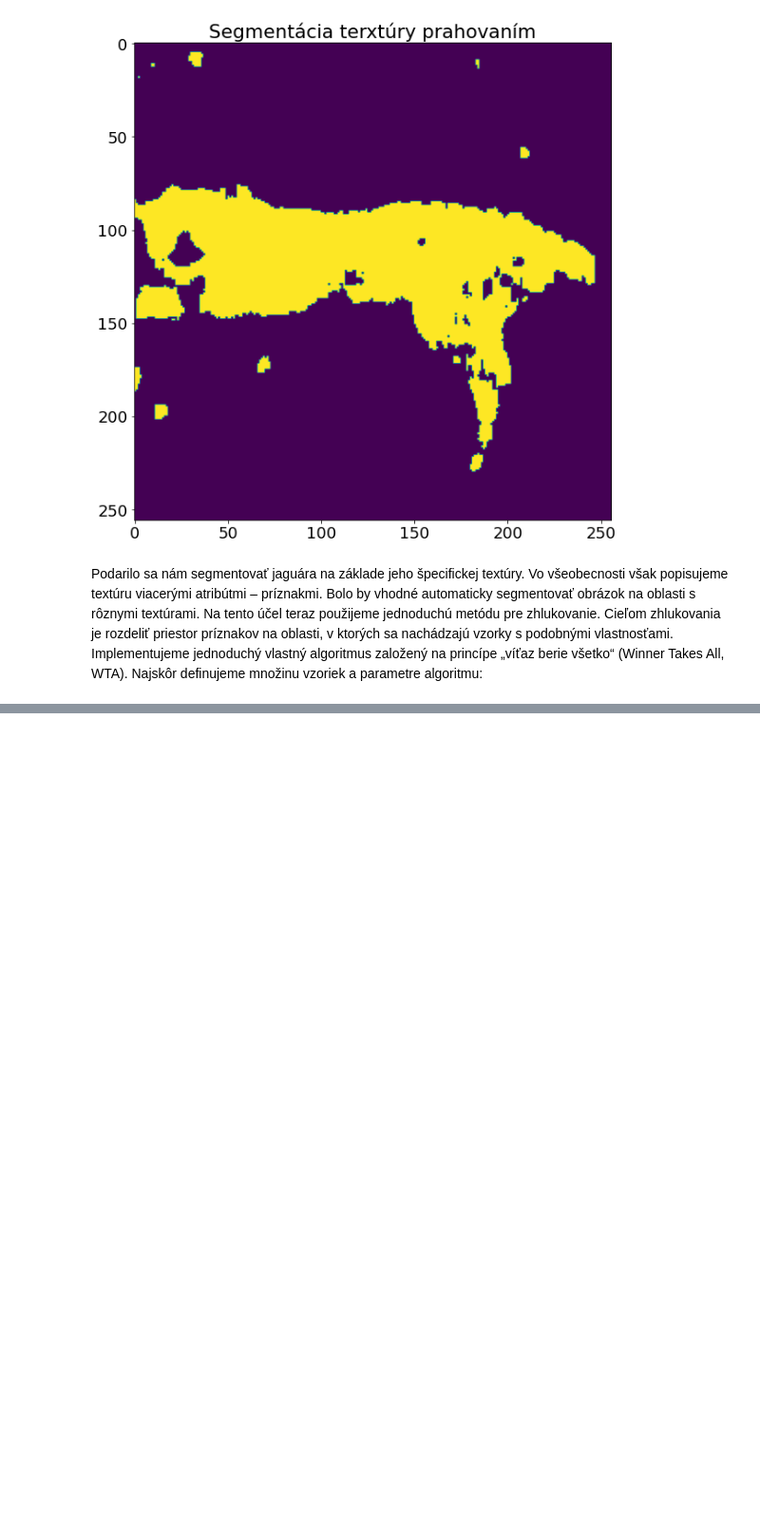
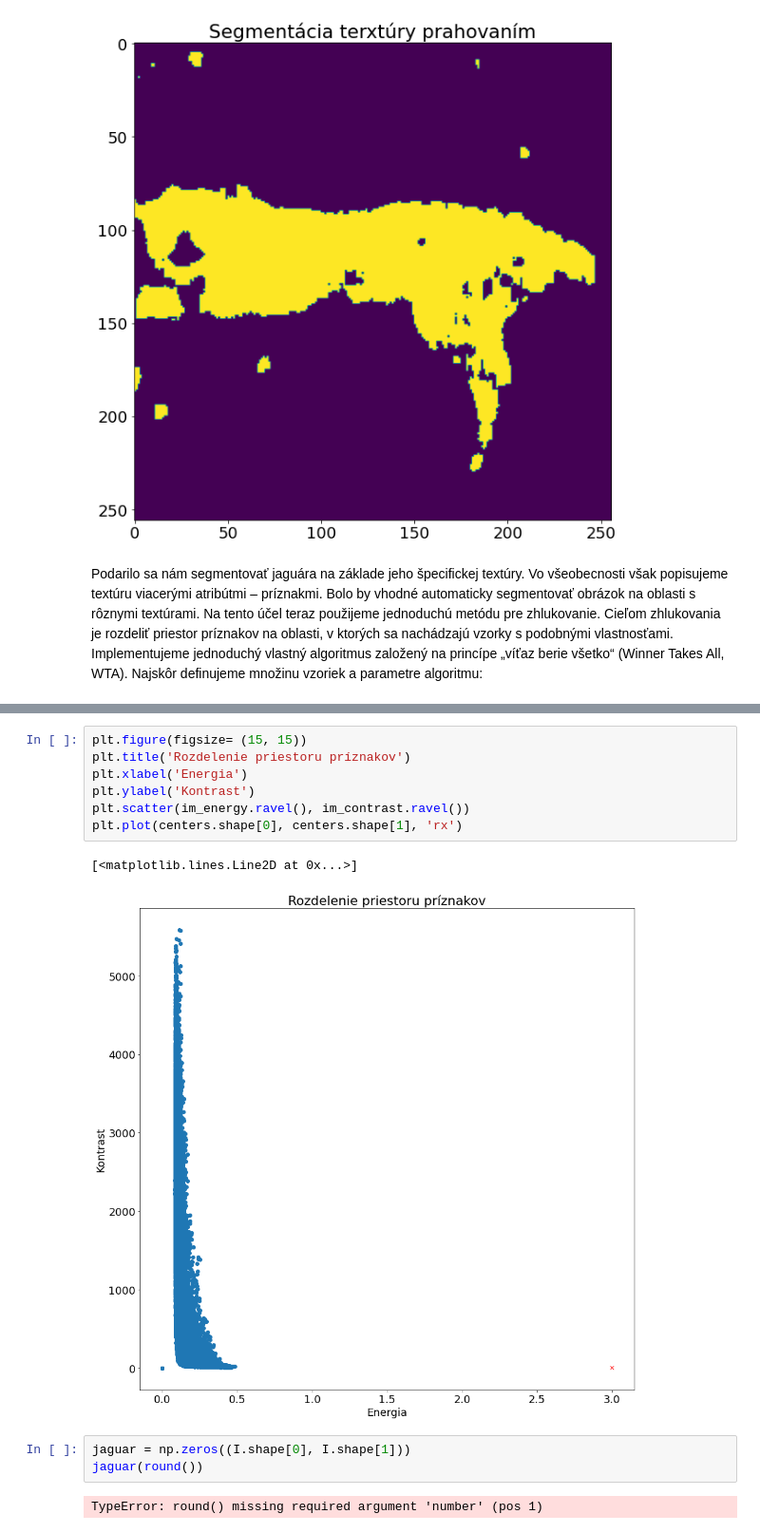
Before and after one commit to Miro001/computer-vision, a Jupyter notebook: 12. Textúry.ipynb, the cells around one changed output, grey strips where cells are left out. Shown at 95% size. Saved outputs shown, nothing was run; the diff lists cells and outputs as text; blank space fills up the shorter version.

```diff
--- a/12. Textúry.ipynb
+++ b/12. Textúry.ipynb
@@ -214,0 +209,15 @@ plt.imshow(RGB_label)
+# %%
+plt.figure(figsize= (15, 15))
+plt.title('Rozdelenie priestoru príznakov')
+plt.xlabel('Energia')
+plt.ylabel('Kontrast')
+plt.scatter(im_energy.ravel(), im_contrast.ravel())
+plt.plot(centers.shape[0], centers.shape[1], 'rx')
+# %% [output]
+[<matplotlib.lines.Line2D at 0x...>]
+[figure, added]
+# %%
+jaguar = np.zeros((I.shape[0], I.shape[1]))
+jaguar(round())
+# %% [output]
+TypeError: round() missing required argument 'number' (pos 1)
```
Also changed, not shown: parts of 4 cells of this notebook.
